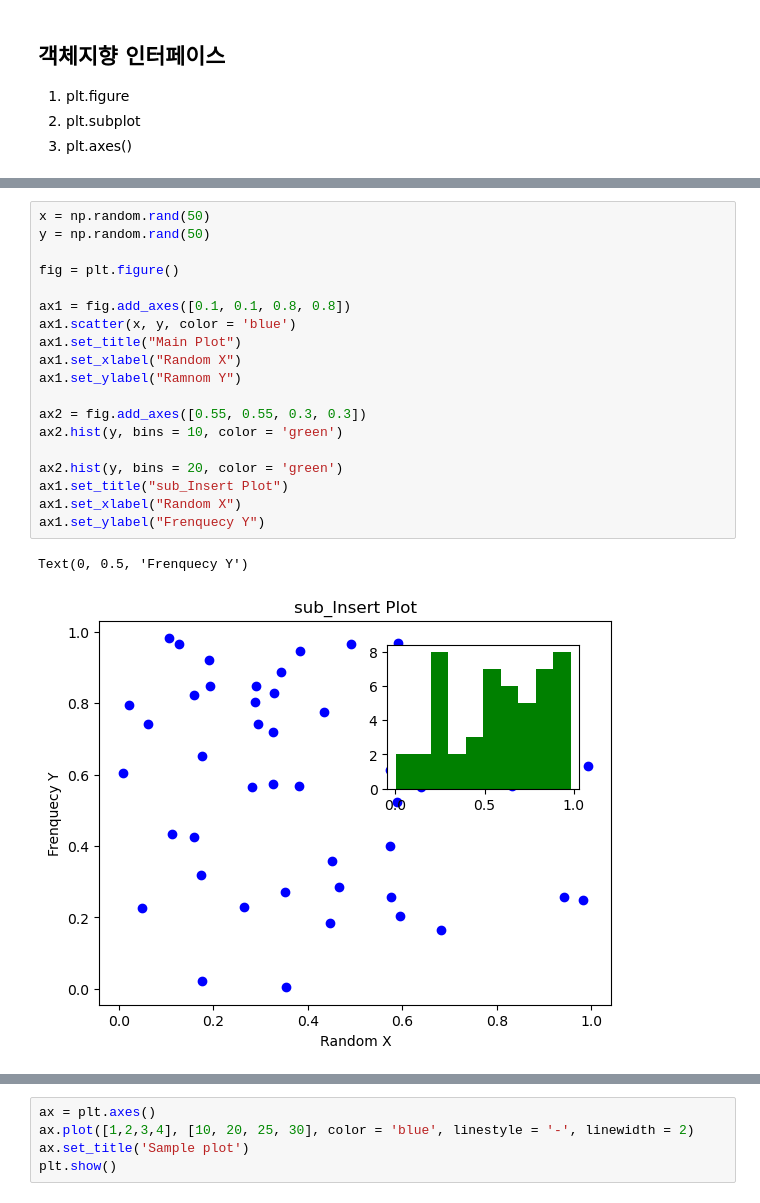
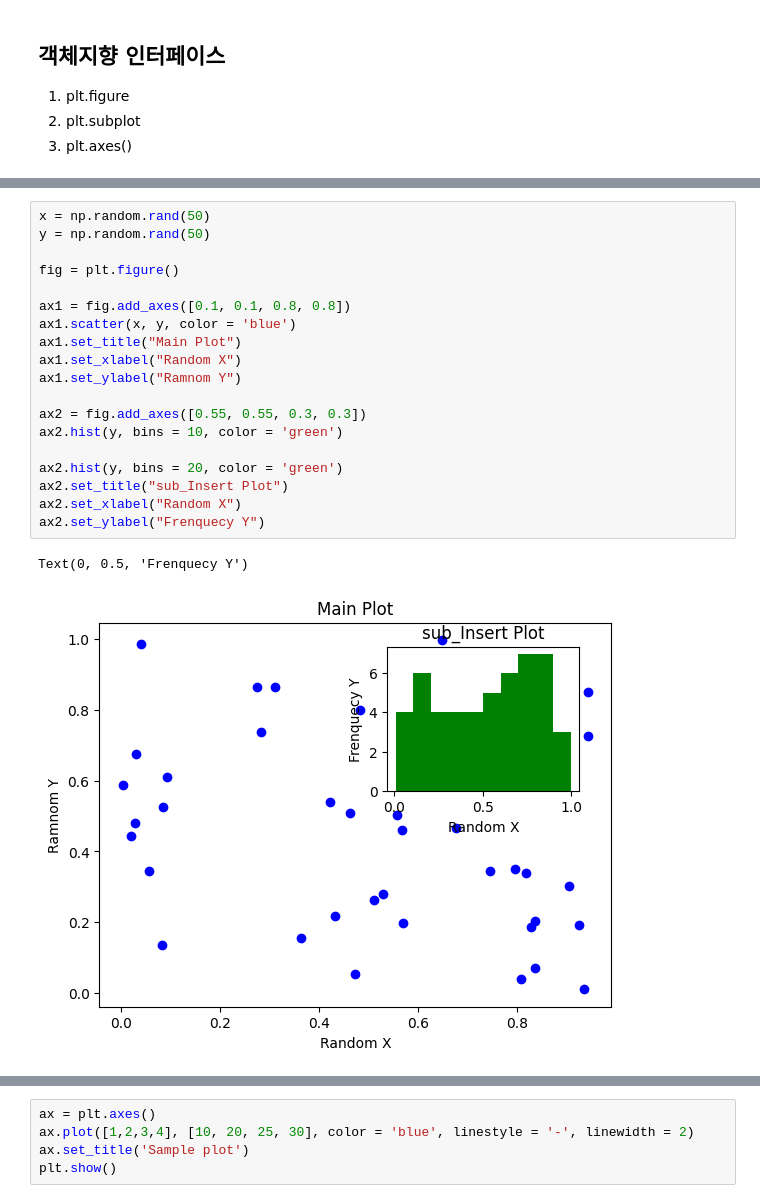
Before and after one commit to Rabbit-Jun/visual, a Jupyter notebook: project/ch9.ipynb, the cells around one changed output, grey strips where cells are left out. Drawn from its saved outputs; the diff is of its cells as text.

```diff
--- a/project/ch9.ipynb
+++ b/project/ch9.ipynb
@@ -81,25 +81,25 @@ plt.show()
 # %%
 x = np.random.rand(50)
 y = np.random.rand(50)
 
 fig = plt.figure()
 
 ax1 = fig.add_axes([0.1, 0.1, 0.8, 0.8])
 ax1.scatter(x, y, color = 'blue')
 ax1.set_title("Main Plot")
 ax1.set_xlabel("Random X")
 ax1.set_ylabel("Ramnom Y")
 
 ax2 = fig.add_axes([0.55, 0.55, 0.3, 0.3])
 ax2.hist(y, bins = 10, color = 'green')
 
 ax2.hist(y, bins = 20, color = 'green')
-ax1.set_title("sub_Insert Plot")
-ax1.set_xlabel("Random X")
-ax1.set_ylabel("Frenquecy Y")
+ax2.set_title("sub_Insert Plot")
+ax2.set_xlabel("Random X")
+ax2.set_ylabel("Frenquecy Y")
 # %% [output]
 Text(0, 0.5, 'Frenquecy Y')
-[figure, old version]
+[figure, new version]
 # %%
 fig, axarr = plt.subplots(2,2)
 
```
Also changed, not shown: parts of 5 cells of this notebook.
